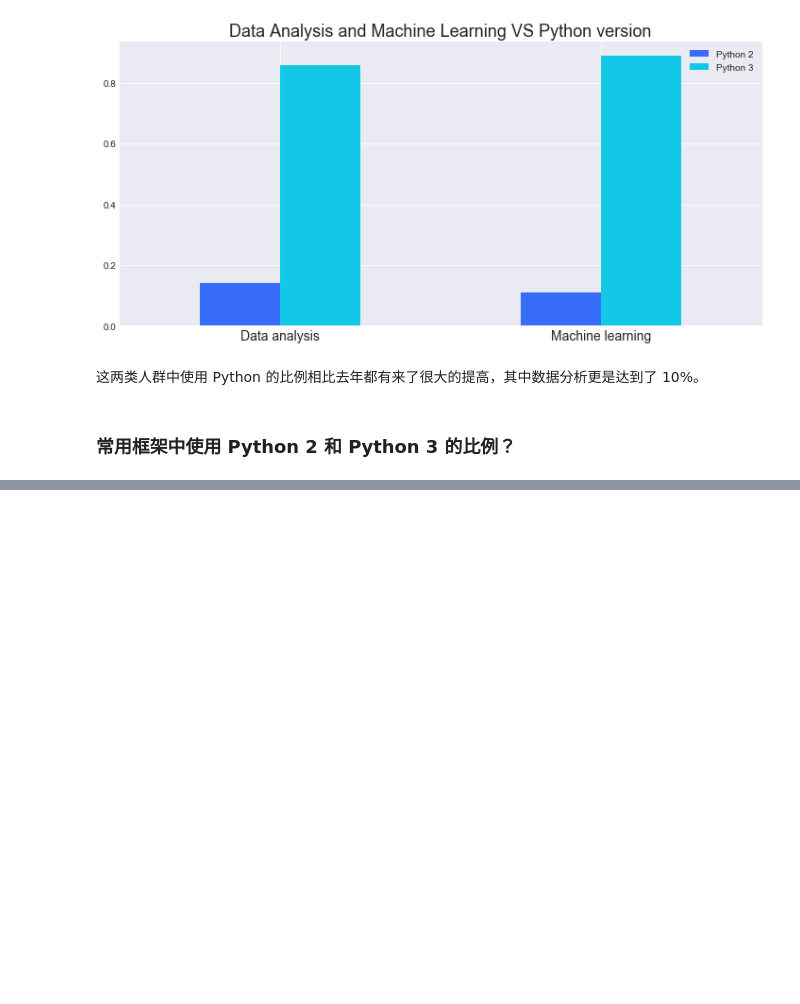
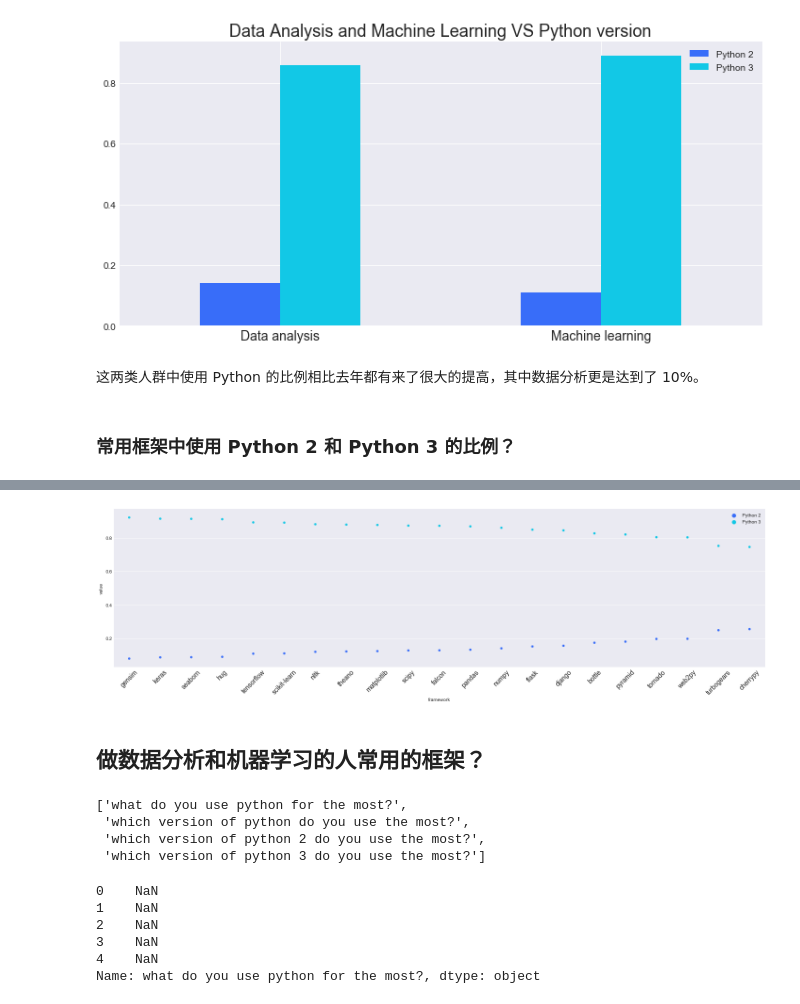
Before and after one commit to secsilm/analyzing-python-survey-2018, a Jupyter notebook: analyzing-python-survey-2018.ipynb, the cells around one changed output, grey strips where cells are left out. Saved outputs shown, nothing was run; the diff lists cells and outputs as text; code cells hidden in the pictures; blank space fills up the shorter version.

```diff
--- a/analyzing-python-survey-2018.ipynb
+++ b/analyzing-python-survey-2018.ipynb
@@ -281,0 +288,4 @@ plt.savefig('frameworks.png')
+# %%
+df = frameworks_pyver_ratio.stack().reset_index()
+df.columns=['pyver', 'framework', 'value']
+df.head()
@@ -281,0 +304,28 @@ plt.savefig('frameworks.png')
+# %%
+sns.stripplot(x='framework', y='value', hue='pyver', data=df, size=5, palette=sns.color_palette('rainbow'), order=frameworks_pyver_ratio.T['Python 3'].sort_values(ascending=False).index)
+plt.xticks(rotation=45, fontsize=14);
+plt.legend(title=None)
+plt.tight_layout()
+plt.savefig('frameworks-python-version.png')
+# %% [output]
+[figure, added]
+# %% [markdown]
+## 做数据分析和机器学习的人常用的框架？
+# %%
+cols = find_cols(['use', 'python', 'most'])
+cols
+# %% [output]
+['what do you use python for the most?',
+ 'which version of python do you use the most?',
+ 'which version of python 2 do you use the most?',
+ 'which version of python 3 do you use the most?']
+# %%
+uses = survey['what do you use python for the most?']
+uses.head()
+# %% [output]
+0    NaN
+1    NaN
+2    NaN
+3    NaN
+4    NaN
+Name: what do you use python for the most?, dtype: object
```
Also changed, not shown: parts of 67 cells of this notebook, 11 other files.
